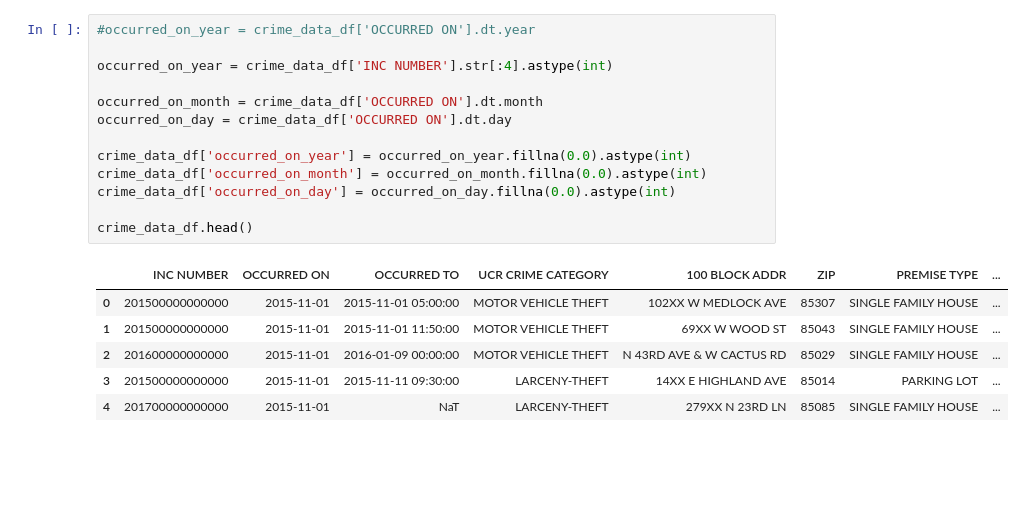
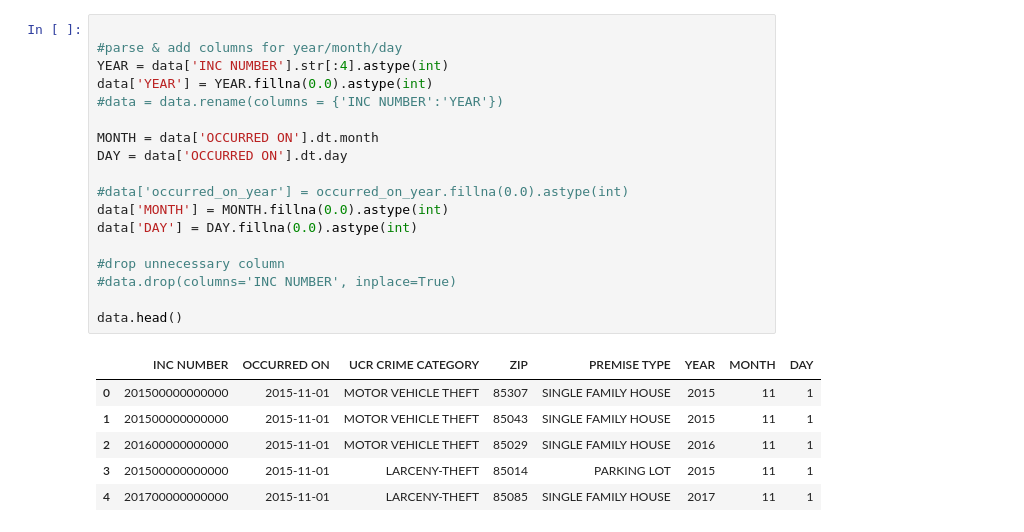
Before and after one commit to gabrielfrancous/Project-1, a Jupyter notebook: Project1_v1.ipynb, the cells around one changed output. Cells and saved outputs as stored; diff of their text form; blank space fills up the shorter version.

```diff
--- a/Project1_v1.ipynb
+++ b/Project1_v1.ipynb
@@ -50,20 +57,25 @@ dtype: object
 # %%
-#occurred_on_year = crime_data_df['OCCURRED ON'].dt.year
 
-occurred_on_year = crime_data_df['INC NUMBER'].str[:4].astype(int)
+#parse & add columns for year/month/day
+YEAR = data['INC NUMBER'].str[:4].astype(int)
+data['YEAR'] = YEAR.fillna(0.0).astype(int)
+#data = data.rename(columns = {'INC NUMBER':'YEAR'})
 
-occurred_on_month = crime_data_df['OCCURRED ON'].dt.month
-occurred_on_day = crime_data_df['OCCURRED ON'].dt.day
+MONTH = data['OCCURRED ON'].dt.month
+DAY = data['OCCURRED ON'].dt.day
 
-crime_data_df['occurred_on_year'] = occurred_on_year.fillna(0.0).astype(int)
-crime_data_df['occurred_on_month'] = occurred_on_month.fillna(0.0).astype(int)
-crime_data_df['occurred_on_day'] = occurred_on_day.fillna(0.0).astype(int)
+#data['occurred_on_year'] = occurred_on_year.fillna(0.0).astype(int)
+data['MONTH'] = MONTH.fillna(0.0).astype(int)
+data['DAY'] = DAY.fillna(0.0).astype(int)
 
-crime_data_df.head()
+#drop unnecessary column
+#data.drop(columns='INC NUMBER', inplace=True)
+
+data.head()
 # %% [output]
-|  | INC NUMBER | OCCURRED ON | OCCURRED TO | UCR CRIME CATEGORY | 100 BLOCK ADDR | ZIP | PREMISE TYPE | ... |
-| 0 | 201500000000000 | 2015-11-01 | 2015-11-01 05:00:00 | MOTOR VEHICLE THEFT | 102XX W MEDLOCK AVE | 85307 | SINGLE FAMILY HOUSE | ... |
-| 1 | 201500000000000 | 2015-11-01 | 2015-11-01 11:50:00 | MOTOR VEHICLE THEFT | 69XX W WOOD ST | 85043 | SINGLE FAMILY HOUSE | ... |
-| 2 | 201600000000000 | 2015-11-01 | 2016-01-09 00:00:00 | MOTOR VEHICLE THEFT | N 43RD AVE & W CACTUS RD | 85029 | SINGLE FAMILY HOUSE | ... |
-| 3 | 201500000000000 | 2015-11-01 | 2015-11-11 09:30:00 | LARCENY-THEFT | 14XX E HIGHLAND AVE | 85014 | PARKING LOT | ... |
-| 4 | 201700000000000 | 2015-11-01 | NaT | LARCENY-THEFT | 279XX N 23RD LN | 85085 | SINGLE FAMILY HOUSE | ... |
+|  | INC NUMBER | OCCURRED ON | UCR CRIME CATEGORY | ZIP | PREMISE TYPE | YEAR | MONTH | DAY |
+| 0 | 201500000000000 | 2015-11-01 | MOTOR VEHICLE THEFT | 85307 | SINGLE FAMILY HOUSE | 2015 | 11 | 1 |
+| 1 | 201500000000000 | 2015-11-01 | MOTOR VEHICLE THEFT | 85043 | SINGLE FAMILY HOUSE | 2015 | 11 | 1 |
+| 2 | 201600000000000 | 2015-11-01 | MOTOR VEHICLE THEFT | 85029 | SINGLE FAMILY HOUSE | 2016 | 11 | 1 |
+| 3 | 201500000000000 | 2015-11-01 | LARCENY-THEFT | 85014 | PARKING LOT | 2015 | 11 | 1 |
+| 4 | 201700000000000 | 2015-11-01 | LARCENY-THEFT | 85085 | SINGLE FAMILY HOUSE | 2017 | 11 | 1 |
```
Also changed, not shown: parts of 23 cells of this notebook, 1 other file.
